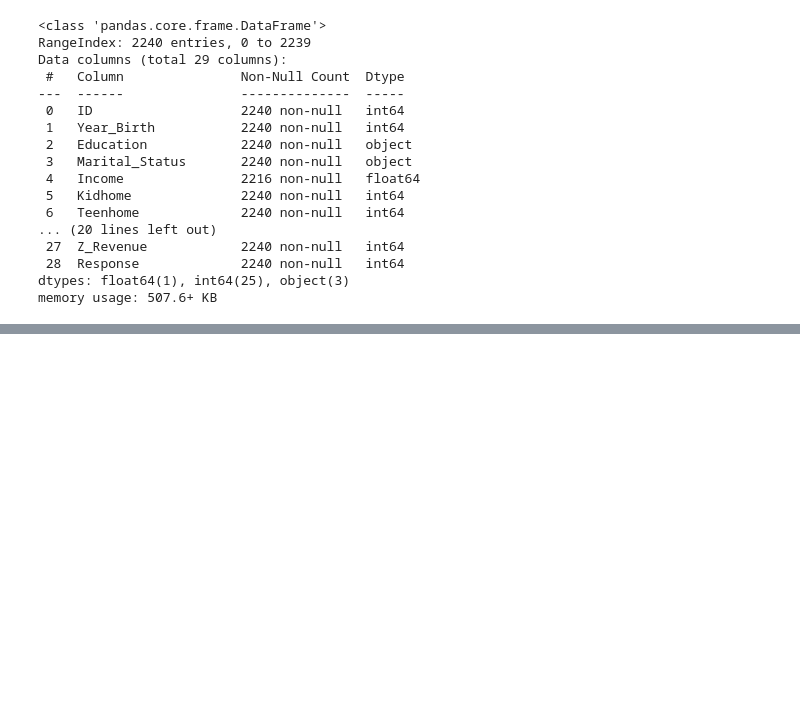
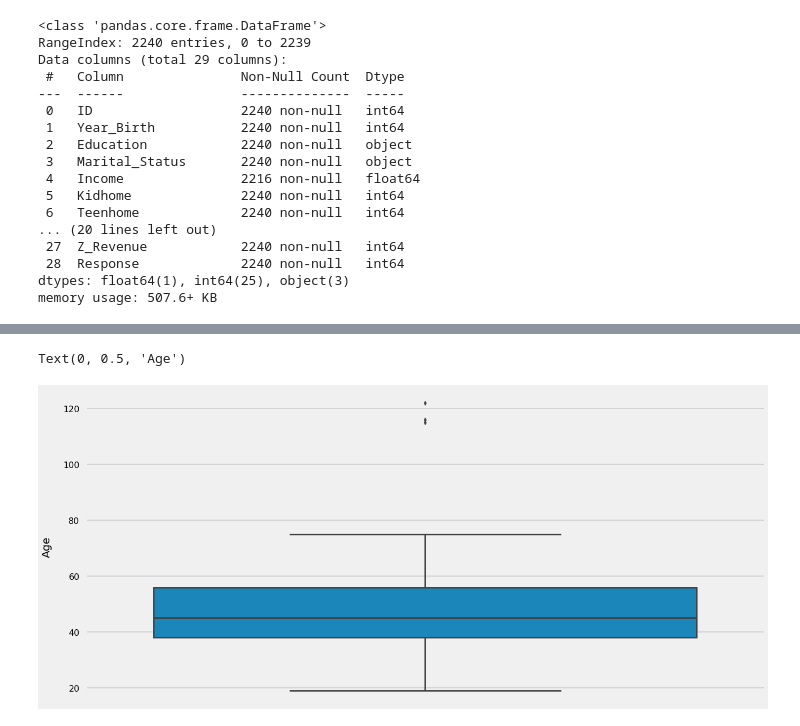
Before and after one commit to DataMinati/100-Super-Notebooks, a Jupyter notebook: Customer_Segmentation.ipynb, the cells around one changed output, grey strips where cells are left out. Saved outputs shown, nothing was run; the diff lists cells and outputs as text; code cells hidden in the pictures; blank space fills up the shorter version.

```diff
--- a/Customer_Segmentation.ipynb
+++ b/Customer_Segmentation.ipynb
@@ -95,0 +92,24 @@ fig.show()
+# %%
+customer['TotalSpendings'] =  customer.MntWines + customer.MntFruits + customer.MntMeatProducts + customer.MntFishProducts + customer.MntSweetProducts + customer.MntGoldProds
+# %%
+customer.loc[(customer['Age'] >= 13) & (customer['Age'] <= 19), 'AgeGroup'] = 'Teen'
+customer.loc[(customer['Age'] >= 20) & (customer['Age']<= 39), 'AgeGroup'] = 'Adult'
+customer.loc[(customer['Age'] >= 40) & (customer['Age'] <= 59), 'AgeGroup'] = 'Middle Age Adult'
+customer.loc[(customer['Age'] > 60), 'AgeGroup'] = 'Senior Adult'
+# %%
+customer['Children'] = customer['Kidhome'] + customer['Teenhome']
+# %%
+customer.Marital_Status = customer.Marital_Status.replace({'Together': 'Partner',
+                                                           'Married': 'Partner',
+                                                           'Divorced': 'Single',
+                                                           'Widow': 'Single',
+                                                           'Alone': 'Single',
+                                                           'Absurd': 'Single',
+                                                           'YOLO': 'Single'})
+# %%
+plt.figure(figsize=(20,10))
+sns.boxplot(y=customer.Age);
+plt.ylabel('Age', fontsize=20, labelpad=20)
+# %% [output]
+Text(0, 0.5, 'Age')
+[figure, added]
```
Also changed, not shown: parts of 27 cells of this notebook.
